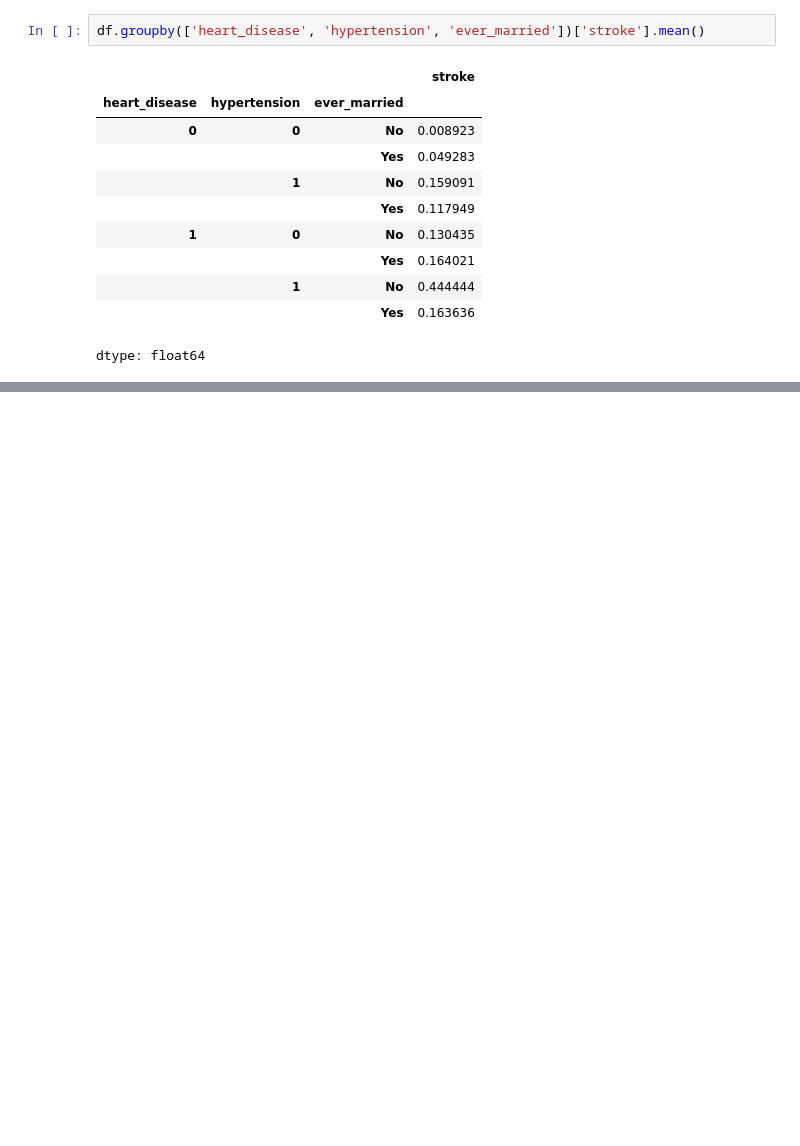
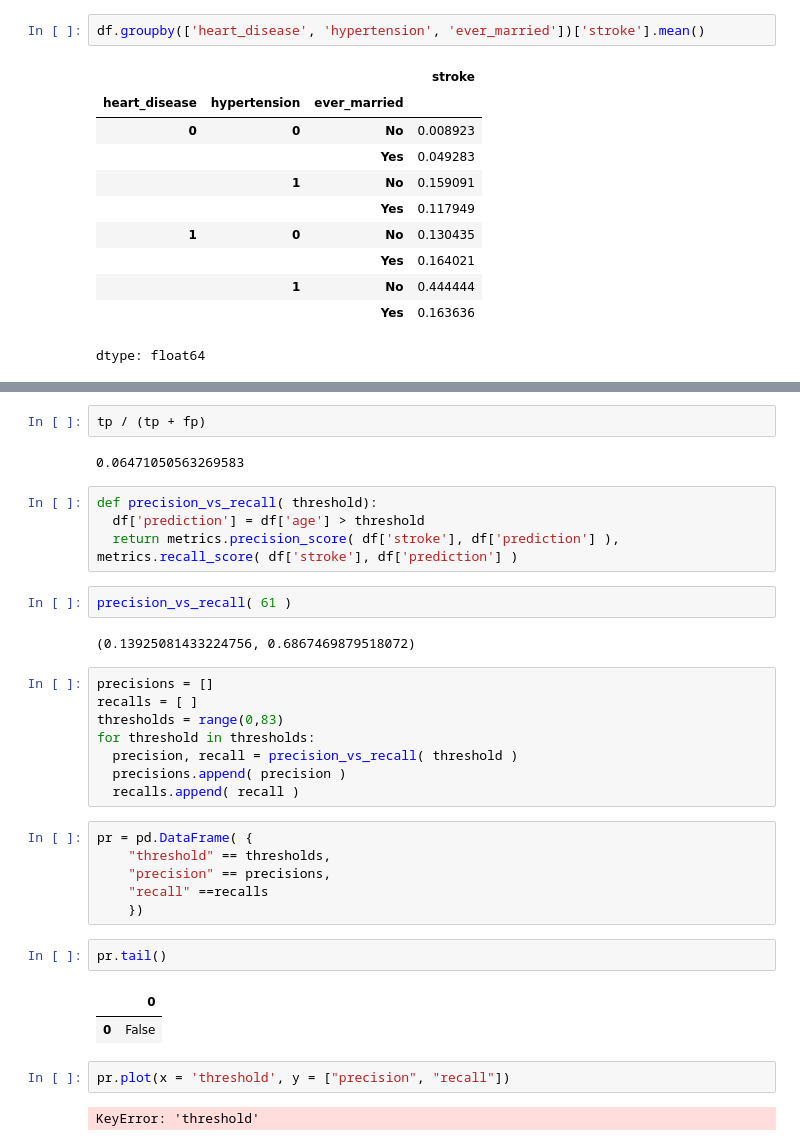
Before and after one commit to Buck-61/cs290, a Jupyter notebook: Stroke_prediction.ipynb, the cells around one changed output, grey strips where cells are left out. Saved outputs shown, nothing was run; the diff lists cells and outputs as text; blank space fills up the shorter version.

```diff
--- a/Stroke_prediction.ipynb
+++ b/Stroke_prediction.ipynb
@@ -152,0 +199,35 @@ dtype: float64
+# %%
+tp / (tp + fp)
+# %% [output]
+0.06471050563269583
+# %%
+def precision_vs_recall( threshold):
+  df['prediction'] = df['age'] > threshold
+  return metrics.precision_score( df['stroke'], df['prediction'] ), metrics.recall_score( df['stroke'], df['prediction'] )
+# %%
+precision_vs_recall( 61 )
+# %% [output]
+(0.13925081433224756, 0.6867469879518072)
+# %%
+precisions = []
+recalls = [ ]
+thresholds = range(0,83)
+for threshold in thresholds:
+  precision, recall = precision_vs_recall( threshold )
+  precisions.append( precision )
+  recalls.append( recall )
+# %%
+pr = pd.DataFrame( {
+    "threshold" == thresholds,
+    "precision" == precisions,
+    "recall" ==recalls
+    })
+# %%
+pr.tail()
+# %% [output]
+|  | 0 |
+| 0 | False |
+# %%
+pr.plot(x = 'threshold', y = ["precision", "recall"])
+# %% [output]
+KeyError: 'threshold'
```
Also changed, not shown: parts of 12 cells of this notebook.
